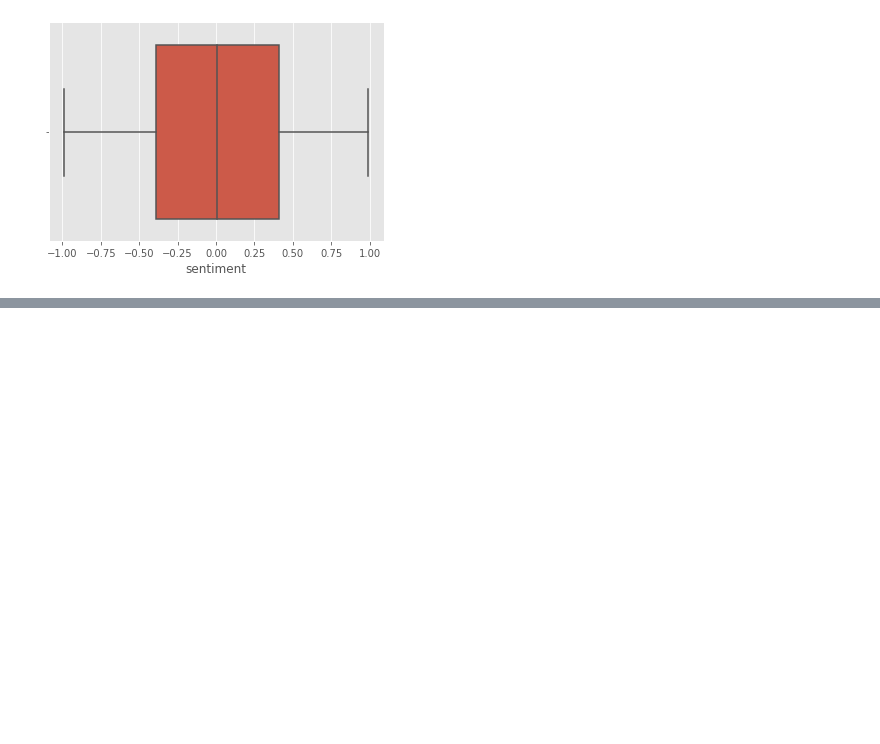
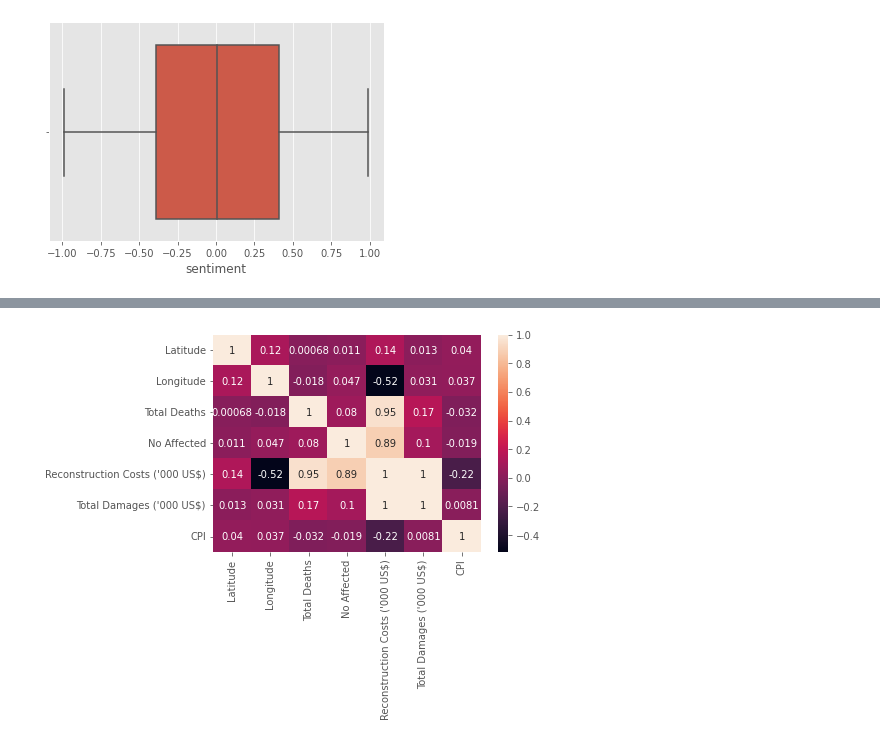
Before and after one commit to andydaehn/Twitter-Climate-Change-Sentiment, a Jupyter notebook: Twitter_Climate_Change.ipynb, the cells around one changed output, grey strips where cells are left out. Drawn from its saved outputs; the diff is of its cells as text; code cells hidden in the pictures; blank space fills up the shorter version.

```diff
--- a/Twitter_Climate_Change.ipynb
+++ b/Twitter_Climate_Change.ipynb
@@ -176,0 +200,7 @@ sns.despine()
+# %%
+# Correlation matrix for disasters
+corr_matx = disasters.corr()
+sns.heatmap(corr_matx, annot=True)
+plt.show()
+# %% [output]
+[figure, added]
```
Also changed, not shown: parts of 6 cells of this notebook.
